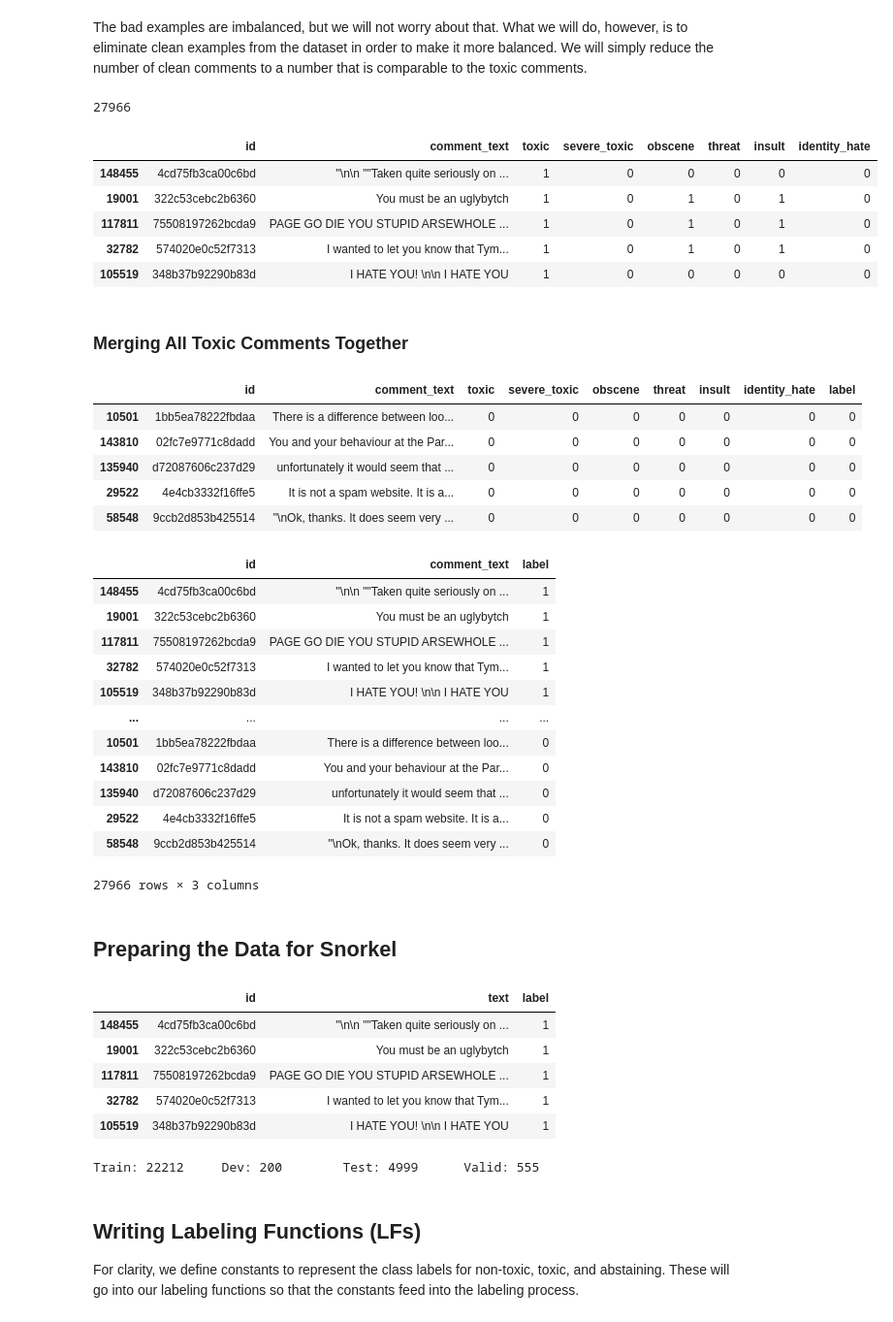
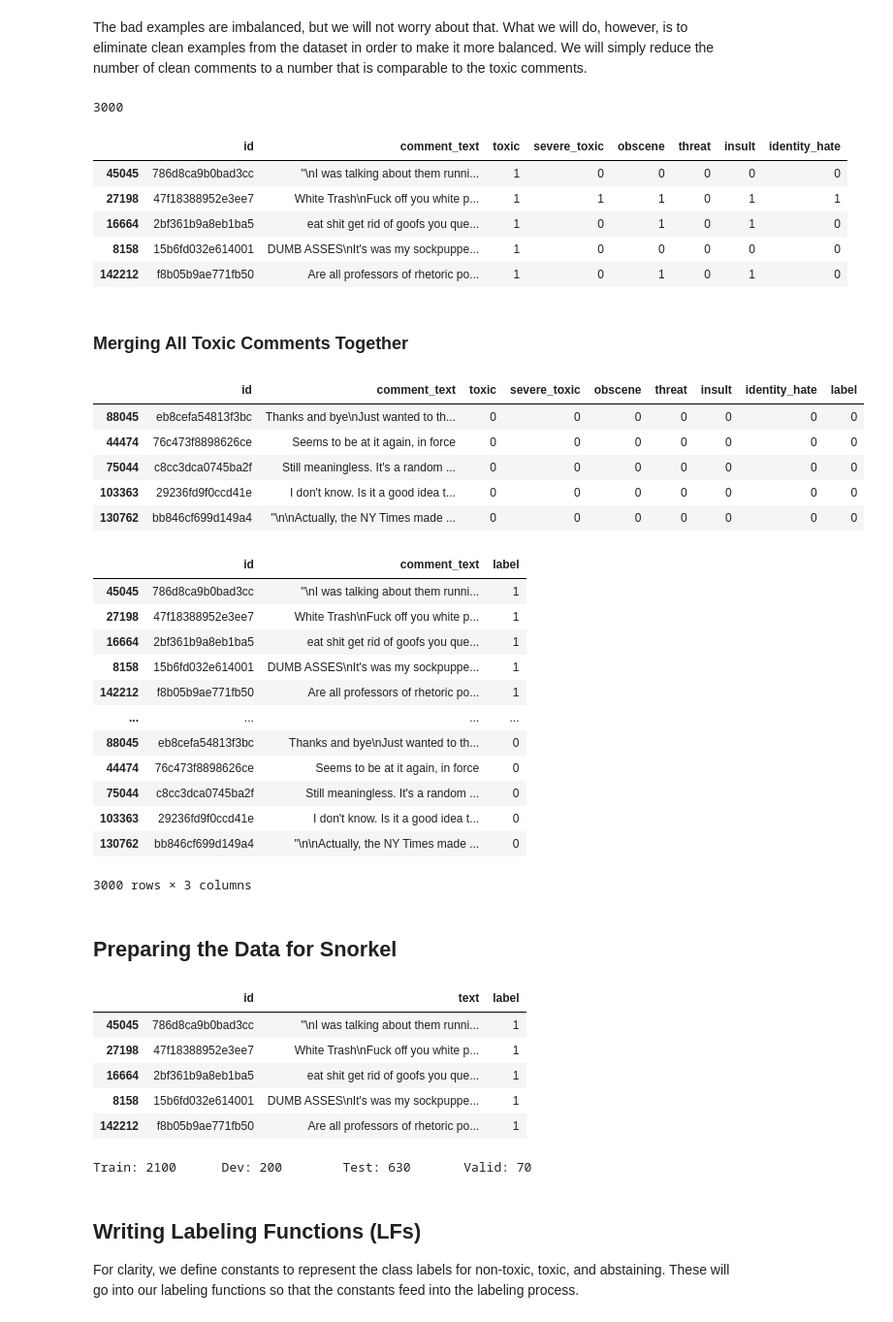
Before and after one commit to JayThibs/Weak-Supervised-Learning-Case-Study, a Jupyter notebook: text_classifier/notebooks/05_toxicity_classification_snorkel_dataset.ipynb, the cells around one changed output. Shown at 97% size. Saved outputs shown, nothing was run; the diff lists cells and outputs as text; code cells hidden in the pictures.

```diff
--- a/text_classifier/notebooks/05_toxicity_classification_snorkel_dataset.ipynb
+++ b/text_classifier/notebooks/05_toxicity_classification_snorkel_dataset.ipynb
@@ -88,11 +107,11 @@ df[LABEL_COLUMNS].sum().sort_values().plot(kind="barh");
 # %% [markdown]
 Now, let's add them all up together and compare them to the number of clean comments.
 # %%
-train_toxic = train_df[train_df[LABEL_COLUMNS].sum(axis=1) > 0]
-train_clean = train_df[train_df[LABEL_COLUMNS].sum(axis=1) == 0]
+df_toxic = df[df[LABEL_COLUMNS].sum(axis=1) > 0]
+df_clean = df[df[LABEL_COLUMNS].sum(axis=1) == 0]
 
 pd.DataFrame(dict(
-  toxic=[len(train_toxic)],
-  clean=[len(train_clean)]
+  toxic=[len(df_toxic)],
+  clean=[len(df_clean)]
 )).plot(kind='barh');
 # %% [output]
@@ -101,20 +120,20 @@ KeyError: ignored
 The bad examples are imbalanced, but we will not worry about that. What we will do, however, is to eliminate clean examples from the dataset in order to make it more balanced. We will simply reduce the number of clean comments to a number that is comparable to the toxic comments.
 # %%
 train_df = pd.concat([
-  train_toxic,
-  train_clean.sample(15_000)
+  df_toxic.sample(1500, random_state=42),
+  df_clean.sample(1500, random_state=42)
 ])
 
 print(len(train_df))
 train_df.head()
 # %% [output]
-27966
+3000
 |  | id | comment_text | toxic | severe_toxic | obscene | threat | insult | identity_hate |
-| 148455 | 4cd75fb3ca00c6bd | "\n\n ""Taken quite seriously on ... | 1 | 0 | 0 | 0 | 0 | 0 |
-| 19001 | 322c53cebc2b6360 | You must be an uglybytch | 1 | 0 | 1 | 0 | 1 | 0 |
-| 117811 | 75508197262bcda9 | PAGE GO DIE YOU STUPID ARSEWHOLE ... | 1 | 0 | 1 | 0 | 1 | 0 |
-| 32782 | 574020e0c52f7313 | I wanted to let you know that Tym... | 1 | 0 | 1 | 0 | 1 | 0 |
-| 105519 | 348b37b92290b83d | I HATE YOU! \n\n I HATE YOU | 1 | 0 | 0 | 0 | 0 | 0 |
+| 45045 | 786d8ca9b0bad3cc | "\nI was talking about them runni... | 1 | 0 | 0 | 0 | 0 | 0 |
+| 27198 | 47f18388952e3ee7 | White Trash\nFuck off you white p... | 1 | 1 | 1 | 0 | 1 | 1 |
+| 16664 | 2bf361b9a8eb1ba5 | eat shit get rid of goofs you que... | 1 | 0 | 1 | 0 | 1 | 0 |
+| 8158 | 15b6fd032e614001 | DUMB ASSES\nIt's was my sockpuppe... | 1 | 0 | 0 | 0 | 0 | 0 |
+| 142212 | f8b05b9ae771fb50 | Are all professors of rhetoric po... | 1 | 0 | 1 | 0 | 1 | 0 |
 # %% [markdown]
 ### Merging All Toxic Comments Together
 # %%
@@ -122,28 +141,28 @@ train_df['label'] = np.where(train_df[LABEL_COLUMNS].sum(axis=1) == 0, 0, 1)
 train_df.tail()
 # %% [output]
 |  | id | comment_text | toxic | severe_toxic | obscene | threat | insult | identity_hate | label |
-| 10501 | 1bb5ea78222fbdaa | There is a difference between loo... | 0 | 0 | 0 | 0 | 0 | 0 | 0 |
-| 143810 | 02fc7e9771c8dadd | You and your behaviour at the Par... | 0 | 0 | 0 | 0 | 0 | 0 | 0 |
-| 135940 | d72087606c237d29 | unfortunately it would seem that ... | 0 | 0 | 0 | 0 | 0 | 0 | 0 |
-| 29522 | 4e4cb3332f16ffe5 | It is not a spam website. It is a... | 0 | 0 | 0 | 0 | 0 | 0 | 0 |
-| 58548 | 9ccb2d853b425514 | "\nOk, thanks. It does seem very ... | 0 | 0 | 0 | 0 | 0 | 0 | 0 |
+| 88045 | eb8cefa54813f3bc | Thanks and bye\nJust wanted to th... | 0 | 0 | 0 | 0 | 0 | 0 | 0 |
+| 44474 | 76c473f8898626ce | Seems to be at it again, in force | 0 | 0 | 0 | 0 | 0 | 0 | 0 |
+| 75044 | c8cc3dca0745ba2f | Still meaningless. It's a random ... | 0 | 0 | 0 | 0 | 0 | 0 | 0 |
+| 103363 | 29236fd9f0ccd41e | I don't know. Is it a good idea t... | 0 | 0 | 0 | 0 | 0 | 0 | 0 |
+| 130762 | bb846cf699d149a4 | "\n\nActually, the NY Times made ... | 0 | 0 | 0 | 0 | 0 | 0 | 0 |
 # %%
 train_df = train_df.drop(LABEL_COLUMNS, axis=1)
 train_df
 # %% [output]
 |  | id | comment_text | label |
-| 148455 | 4cd75fb3ca00c6bd | "\n\n ""Taken quite seriously on ... | 1 |
-| 19001 | 322c53cebc2b6360 | You must be an uglybytch | 1 |
-| 117811 | 75508197262bcda9 | PAGE GO DIE YOU STUPID ARSEWHOLE ... | 1 |
-| 32782 | 574020e0c52f7313 | I wanted to let you know that Tym... | 1 |
-| 105519 | 348b37b92290b83d | I HATE YOU! \n\n I HATE YOU | 1 |
+| 45045 | 786d8ca9b0bad3cc | "\nI was talking about them runni... | 1 |
+| 27198 | 47f18388952e3ee7 | White Trash\nFuck off you white p... | 1 |
+| 16664 | 2bf361b9a8eb1ba5 | eat shit get rid of goofs you que... | 1 |
+| 8158 | 15b6fd032e614001 | DUMB ASSES\nIt's was my sockpuppe... | 1 |
+| 142212 | f8b05b9ae771fb50 | Are all professors of rhetoric po... | 1 |
 | ... | ... | ... | ... |
-| 10501 | 1bb5ea78222fbdaa | There is a difference between loo... | 0 |
-| 143810 | 02fc7e9771c8dadd | You and your behaviour at the Par... | 0 |
-| 135940 | d72087606c237d29 | unfortunately it would seem that ... | 0 |
-| 29522 | 4e4cb3332f16ffe5 | It is not a spam website. It is a... | 0 |
-| 58548 | 9ccb2d853b425514 | "\nOk, thanks. It does seem very ... | 0 |
+| 88045 | eb8cefa54813f3bc | Thanks and bye\nJust wanted to th... | 0 |
+| 44474 | 76c473f8898626ce | Seems to be at it again, in force | 0 |
+| 75044 | c8cc3dca0745ba2f | Still meaningless. It's a random ... | 0 |
+| 103363 | 29236fd9f0ccd41e | I don't know. Is it a good idea t... | 0 |
+| 130762 | bb846cf699d149a4 | "\n\nActually, the NY Times made ... | 0 |
-27966 rows × 3 columns
+3000 rows × 3 columns
 # %% [markdown]
 ## Preparing the Data for Snorkel
 # %%
@@ -151,20 +170,19 @@ train_df = train_df.rename(columns={"comment_text": "text"})
 train_df.head()
 # %% [output]
 |  | id | text | label |
-| 148455 | 4cd75fb3ca00c6bd | "\n\n ""Taken quite seriously on ... | 1 |
-| 19001 | 322c53cebc2b6360 | You must be an uglybytch | 1 |
-| 117811 | 75508197262bcda9 | PAGE GO DIE YOU STUPID ARSEWHOLE ... | 1 |
-| 32782 | 574020e0c52f7313 | I wanted to let you know that Tym... | 1 |
-| 105519 | 348b37b92290b83d | I HATE YOU! \n\n I HATE YOU | 1 |
+| 45045 | 786d8ca9b0bad3cc | "\nI was talking about them runni... | 1 |
+| 27198 | 47f18388952e3ee7 | White Trash\nFuck off you white p... | 1 |
+| 16664 | 2bf361b9a8eb1ba5 | eat shit get rid of goofs you que... | 1 |
+| 8158 | 15b6fd032e614001 | DUMB ASSES\nIt's was my sockpuppe... | 1 |
+| 142212 | f8b05b9ae771fb50 | Are all professors of rhetoric po... | 1 |
 # %%
 dev_df = train_df.groupby('label').apply(lambda s: s.sample(100, random_state=123)).reset_index(level=0, drop=True)
 train_df.drop(dev_df.index, inplace=True)
-train_df.drop(['label'], axis=1, inplace=True)
 
-train_df, test_df = train_test_split(train_df, test_size=0.2)
+train_df, test_df = train_test_split(train_df, test_size=0.25)
 val_df = test_df.sample(frac=0.1)
 test_df.drop(val_df.index, inplace=True)
 
 print('Train:', len(train_df), '\t Dev:', len(dev_df), '\t Test:', len(test_df), '\t', 'Valid:', len(val_df))
 # %% [output]
-Train: 22212     Dev: 200        Test: 4999      Valid: 555
+Train: 2100      Dev: 200        Test: 630       Valid: 70
```
Also changed, not shown: parts of 48 cells of this notebook.
